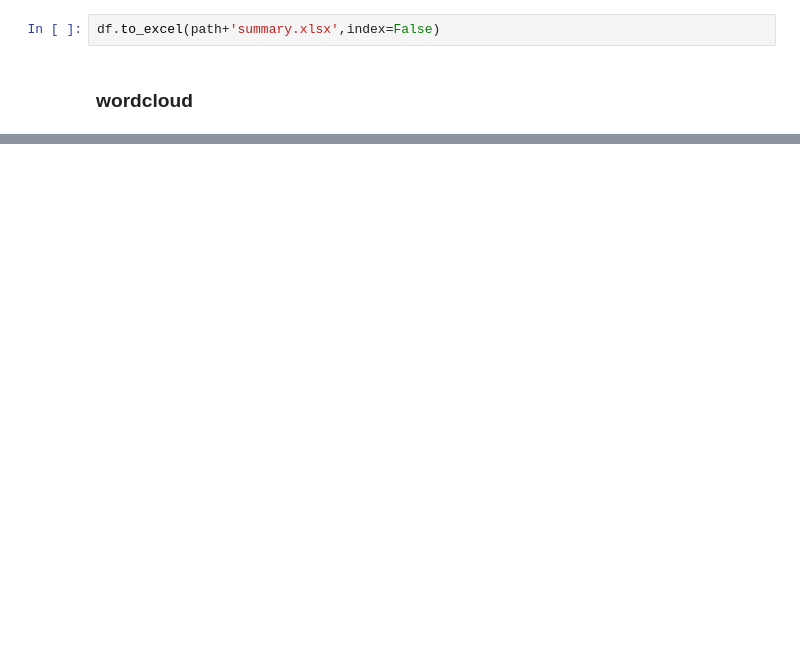
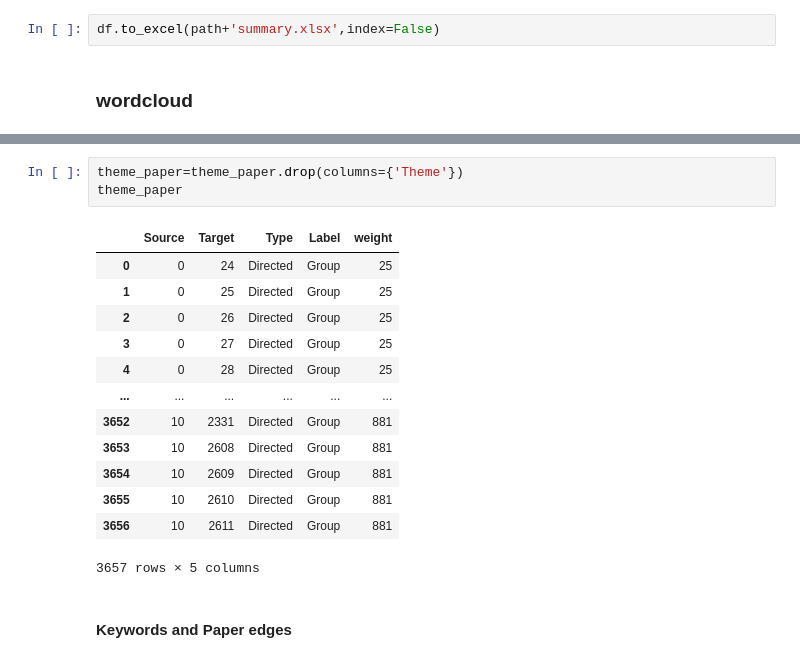
Before and after one commit to Connected-Journeys/data-hack2021, a Jupyter notebook: script/create nodes and edges.ipynb, the cells around one changed output, grey strips where cells are left out. Saved outputs shown, nothing was run; the diff lists cells and outputs as text; blank space fills up the shorter version.

```diff
--- a/script/create nodes and edges.ipynb
+++ b/script/create nodes and edges.ipynb
@@ -238,0 +355,19 @@ NameError: name 'ImageColorGenerator' is not defined
+# %%
+theme_paper=theme_paper.drop(columns={'Theme'})
+theme_paper
+# %% [output]
+|  | Source | Target | Type | Label | weight |
+| 0 | 0 | 24 | Directed | Group | 25 |
+| 1 | 0 | 25 | Directed | Group | 25 |
+| 2 | 0 | 26 | Directed | Group | 25 |
+| 3 | 0 | 27 | Directed | Group | 25 |
+| 4 | 0 | 28 | Directed | Group | 25 |
+| ... | ... | ... | ... | ... | ... |
+| 3652 | 10 | 2331 | Directed | Group | 881 |
+| 3653 | 10 | 2608 | Directed | Group | 881 |
+| 3654 | 10 | 2609 | Directed | Group | 881 |
+| 3655 | 10 | 2610 | Directed | Group | 881 |
+| 3656 | 10 | 2611 | Directed | Group | 881 |
+3657 rows × 5 columns
+# %% [markdown]
+#### Keywords and Paper edges
```
Also changed, not shown: parts of 36 cells of this notebook, 10 other files.
